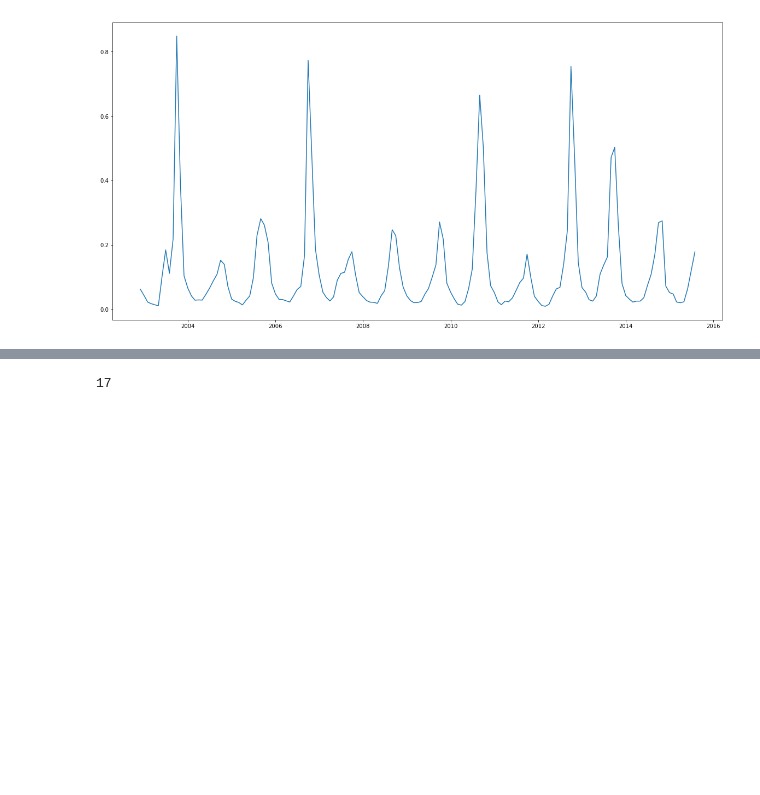
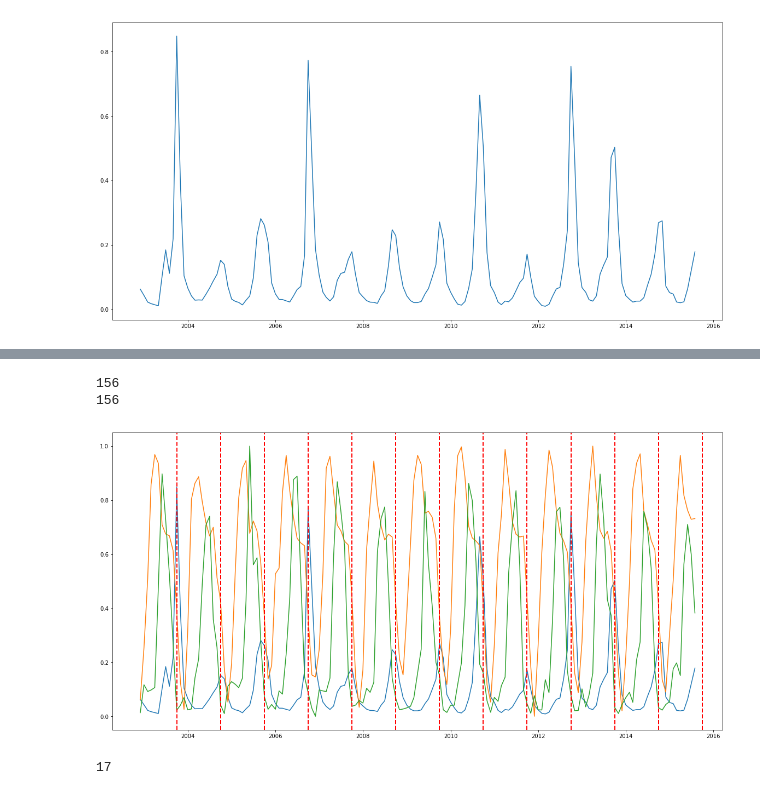
Before and after one commit to ICMR-NITM/dengue, a Jupyter notebook: Untitled0.ipynb, the cells around one changed output, grey strips where cells are left out. Drawn from its saved outputs; the diff is of its cells as text; code cells hidden in the pictures; blank space fills up the shorter version.

```diff
--- a/Untitled0.ipynb
+++ b/Untitled0.ipynb
@@ -92,3 +62,71 @@ plt.show()
+# %%
+xs = x[:]
+ys = y[:]
+
+df_temp = read_csv('temperature1.csv', engine = 'python')
+np_df = df_temp.as_matrix()
+
+temp_df =[]
+for i in np_df:
+    if int(i[0])>=(2003):
+        k= i[1:]
+        for j in k:
+            temp_df.append(j)
+print len(temp_df)
+
+max_temp = max(temp_df)
+min_temp = min(temp_df)
+norm_df = [(i-min_temp)/(max_temp-min_temp) for i in temp_df]
+
+df_rain = read_csv('rainfall.csv', engine = 'python')
+
+
+
+rain_temp_df = df_rain.as_matrix()
+
+rain_df =[]
+for i in rain_temp_df:
+    if int(i[0])>=(2003):
+        k= i[1:]
+        for j in k:
+            rain_df.append(j)
+print len(rain_df)
+
+max_rain = max(rain_df)
+min_rain = min(rain_df)
+
+rain_df = [(i-min_rain)/(max_rain-min_rain) for i in rain_df]
+
+
+
+
+
+plt.subplots(figsize=(20,10))
+
+plt.plot(xs,ys)
+plt.plot(xs,norm_df[:-3])
+plt.plot(xs,rain_df[:-3])
+plt.axvline(pd.to_datetime('2003-10-01'), color='r', linestyle='--', lw=2)
+plt.axvline(pd.to_datetime('2004-10-01'), color='r', linestyle='--', lw=2)
+plt.axvline(pd.to_datetime('2005-10-01'), color='r', linestyle='--', lw=2)
+plt.axvline(pd.to_datetime('2006-10-01'), color='r', linestyle='--', lw=2)
+plt.axvline(pd.to_datetime('2007-10-01'), color='r', linestyle='--', lw=2)
+plt.axvline(pd.to_datetime('2008-10-01'), color='r', linestyle='--', lw=2)
+plt.axvline(pd.to_datetime('2009-10-01'), color='r', linestyle='--', lw=2)
+plt.axvline(pd.to_datetime('2010-10-01'), color='r', linestyle='--', lw=2)
+plt.axvline(pd.to_datetime('2011-10-01'), color='r', linestyle='--', lw=2)
+plt.axvline(pd.to_datetime('2012-10-01'), color='r', linestyle='--', lw=2)
+plt.axvline(pd.to_datetime('2013-10-01'), color='r', linestyle='--', lw=2)
+plt.axvline(pd.to_datetime('2014-10-01'), color='r', linestyle='--', lw=2)
+plt.axvline(pd.to_datetime('2015-10-01'), color='r', linestyle='--', lw=2)
+
+
+
+plt.show()
+# %% [output]
+156
+156
+[figure, added]
 # %%
 len(norm_df)
 # %% [output]
```
Also changed, not shown: parts of 1 cell of this notebook, 2 other files.
